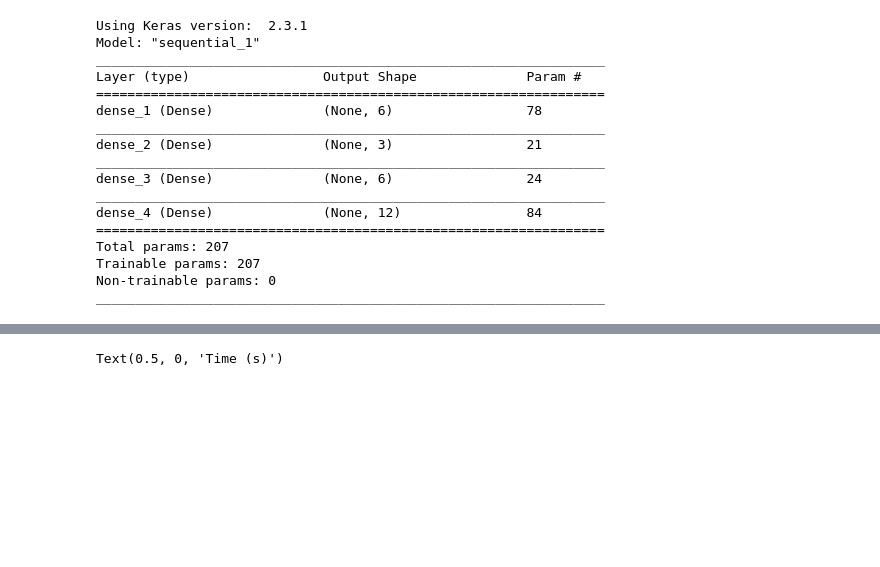
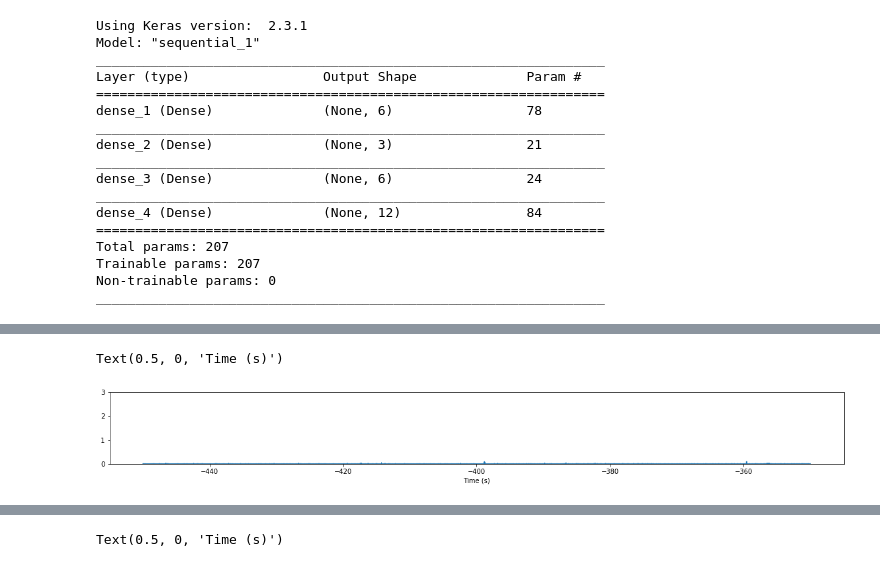
Before and after one commit to Duchstf/quench-detector, a Jupyter notebook: Ramp22--All-sensors-1.ipynb, the cells around one changed output, grey strips where cells are left out. Cells and saved outputs as stored; diff of their text form; code cells hidden in the pictures; blank space fills up the shorter version.

```diff
--- a/Ramp22--All-sensors-1.ipynb
+++ b/Ramp22--All-sensors-1.ipynb
@@ -372,3 +372,11 @@ scored['Loss_mse'] = np.mean(np.abs(X_pred-X_train), axis = 1)
 X_pred_test = model.predict(X_test)
 scored_test = pd.DataFrame()
 scored_test['Loss_mse'] = np.mean(np.abs(X_pred_test-X_test), axis = 1)
+# %%
+plt.figure(figsize=(20,2))
+plt.plot(train_time, scored['Loss_mse'])
+plt.ylim([0, 3])
+plt.xlabel("Time (s)")
+# %% [output]
+Text(0.5, 0, 'Time (s)')
+[figure, added]
```
Also changed, not shown: parts of 2 cells of this notebook.
